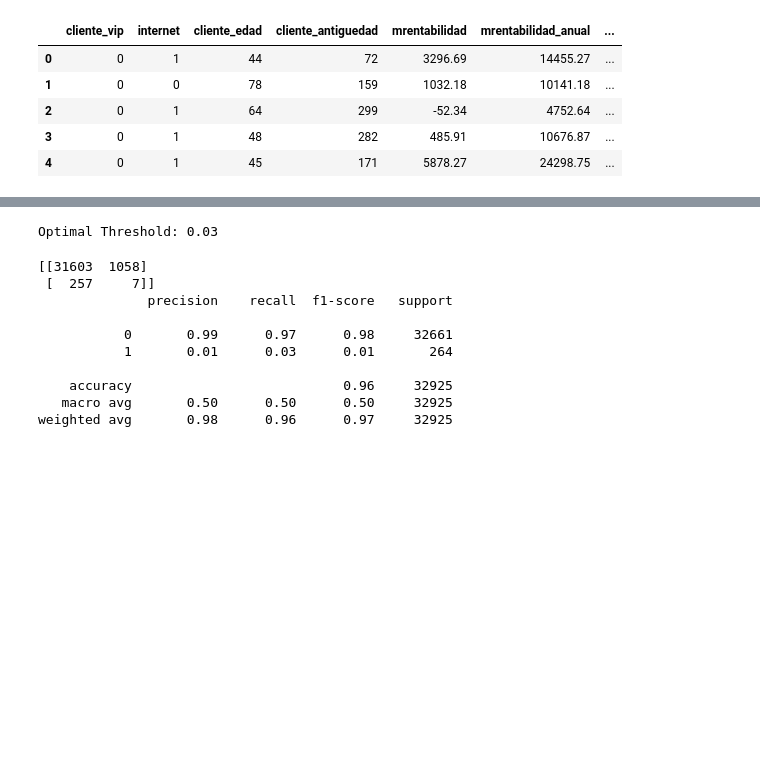
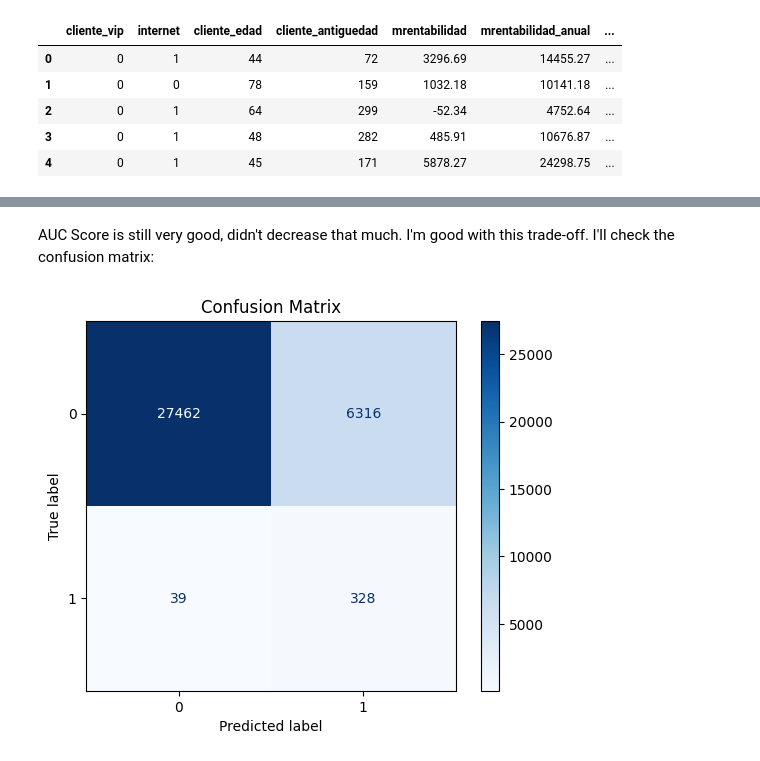
Before and after one commit to fedehofmann/uba-assessment-churn-prediction, a Jupyter notebook: notebooks/03_model_refinement.ipynb, the cells around one changed output, grey strips where cells are left out. Saved outputs shown, nothing was run; the diff lists cells and outputs as text; code cells hidden in the pictures; blank space fills up the shorter version.

```diff
--- a/notebooks/03_model_refinement.ipynb
+++ b/notebooks/03_model_refinement.ipynb
@@ -165,36 +210,24 @@ ROC AUC Score: 0.9432
+# %% [markdown]
+AUC Score is still very good, didn't decrease that much. I'm good with this trade-off. I'll check the confusion matrix:
+# %%
+from sklearn.metrics import confusion_matrix, ConfusionMatrixDisplay
+
+# Generate confusion matrix
+cm = confusion_matrix(y_test, y_pred)
+
+# Display the confusion matrix
+disp = ConfusionMatrixDisplay(confusion_matrix=cm, display_labels=final_model.classes_)
+disp.plot(cmap='Blues', values_format='d')
+
+# Show the plot
+import matplotlib.pyplot as plt
+plt.title("Confusion Matrix")
+plt.show()
+# %% [output]
+[figure, added]
 # %%
 # Define cost-benefit values
 benefit_tp = 100   # Benefit of correctly predicting churn
 cost_fn = -500     # Cost of missing a churner
 cost_fp = -20      # Cost of wrongly targeting a non-churner
 benefit_tn = 0     # No benefit or cost for correctly predicting no churn
-# %%
-import numpy as np
-from sklearn.metrics import roc_curve
-
-# Predict probabilities for the test set
-y_pred_proba = xgb_model.predict_proba(X_test)[:, 1]
-
-# Calculate the net benefit for different thresholds
-thresholds = np.linspace(0, 1, 101)  # 101 thresholds from 0 to 1
-net_benefits = []
-
-for threshold in thresholds:
-    # Apply the threshold
-    y_pred_adjusted = (y_pred_proba >= threshold).astype(int)
-
-    # Calculate confusion matrix components
-    tp = ((y_pred_adjusted == 1) & (y_test == 1)).sum()
-    fn = ((y_pred_adjusted == 0) & (y_test == 1)).sum()
-    fp = ((y_pred_adjusted == 1) & (y_test == 0)).sum()
-    tn = ((y_pred_adjusted == 0) & (y_test == 0)).sum()
-
-    # Compute net benefit
-    net_benefit = (benefit_tp * tp + benefit_tn * tn + cost_fp * fp + cost_fn * fn)
-    net_benefits.append(net_benefit)
-
-# Find the threshold with the maximum net benefit
-optimal_threshold = thresholds[np.argmax(net_benefits)]
-print(f"Optimal Threshold: {optimal_threshold:.2f}")
-# %% [output]
-Optimal Threshold: 0.03
@@ -224,19 +233,0 @@ y_pred = xgb_model.predict(X_test)
-# %%
-# Adjust predictions using the optimal threshold
-y_pred_final = (y_pred_proba >= optimal_threshold).astype(int)
-
-# Evaluate the refined model
-from sklearn.metrics import classification_report, confusion_matrix
-print(confusion_matrix(y_test, y_pred_final))
-print(classification_report(y_test, y_pred_final))
-# %% [output]
-[[31603  1058]
- [  257     7]]
-              precision    recall  f1-score   support
-
-           0       0.99      0.97      0.98     32661
-           1       0.01      0.03      0.01       264
-
-    accuracy                           0.96     32925
-   macro avg       0.50      0.50      0.50     32925
-weighted avg       0.98      0.96      0.97     32925
```
Also changed, not shown: parts of 20 cells of this notebook, 22 other files.
